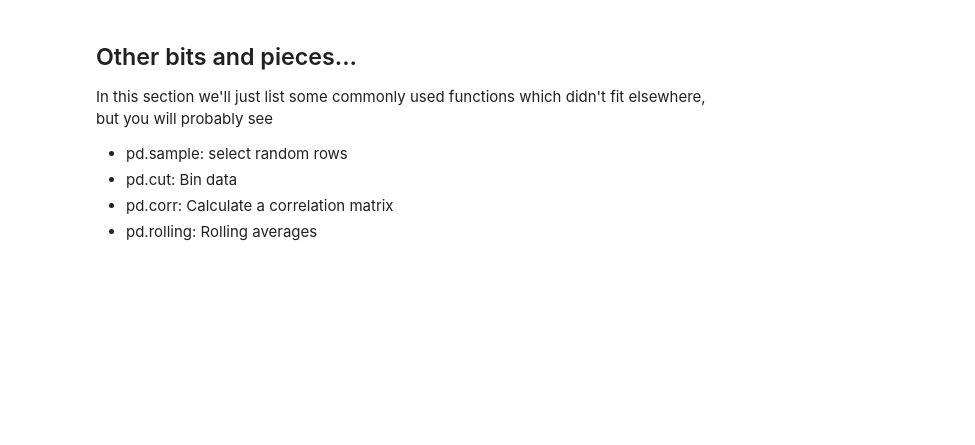
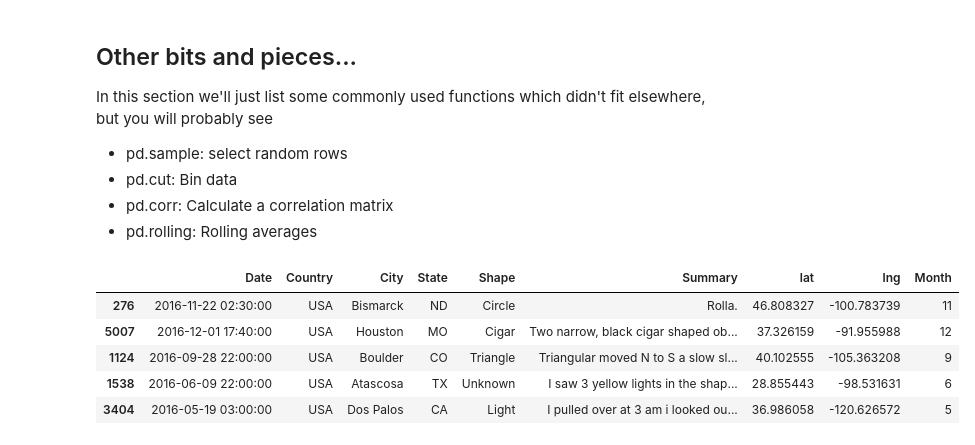
Before and after one commit to ianabc/m2pi2024, a Jupyter notebook: LectureNotes/Pandas.ipynb, the cells around one changed output. Cells and saved outputs as stored; diff of their text form; code cells hidden in the pictures; blank space fills up the shorter version.

```diff
--- a/LectureNotes/Pandas.ipynb
+++ b/LectureNotes/Pandas.ipynb
@@ -1488,3 +1624,12 @@ In this section we'll just list some commonly used functions which didn't fit el
 * pd.cut: Bin data
 * pd.corr: Calculate a correlation matrix
 * pd.rolling: Rolling averages
+# %%
+ufoDF.sample(5)
+# %% [output]
+|  | Date | Country | City | State | Shape | Summary | lat | lng | Month |
+| 276 | 2016-11-22 02:30:00 | USA | Bismarck | ND | Circle | Rolla. | 46.808327 | -100.783739 | 11 |
+| 5007 | 2016-12-01 17:40:00 | USA | Houston | MO | Cigar | Two narrow, black cigar shaped ob... | 37.326159 | -91.955988 | 12 |
+| 1124 | 2016-09-28 22:00:00 | USA | Boulder | CO | Triangle | Triangular moved N to S a slow sl... | 40.102555 | -105.363208 | 9 |
+| 1538 | 2016-06-09 22:00:00 | USA | Atascosa | TX | Unknown | I saw 3 yellow lights in the shap... | 28.855443 | -98.531631 | 6 |
+| 3404 | 2016-05-19 03:00:00 | USA | Dos Palos | CA | Light | I pulled over at 3 am i looked ou... | 36.986058 | -120.626572 | 5 |
```
Also changed, not shown: parts of 35 cells of this notebook, 3 other files.
